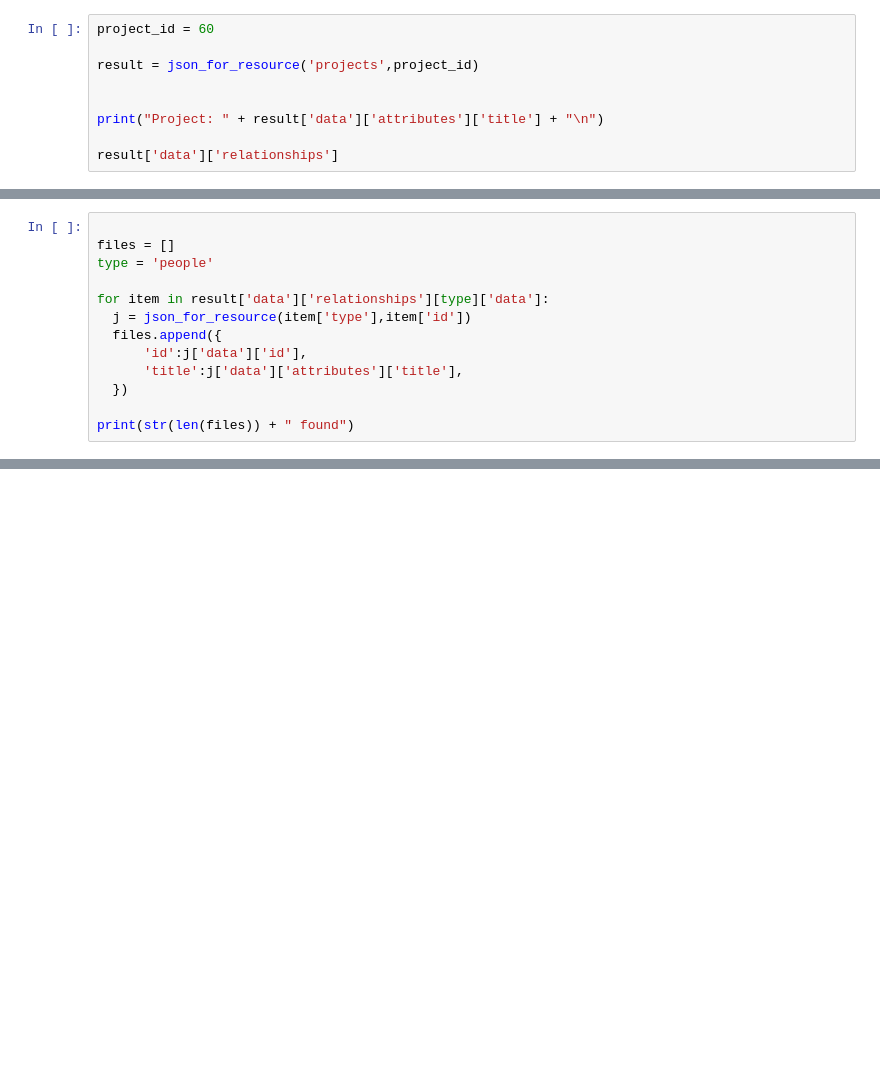
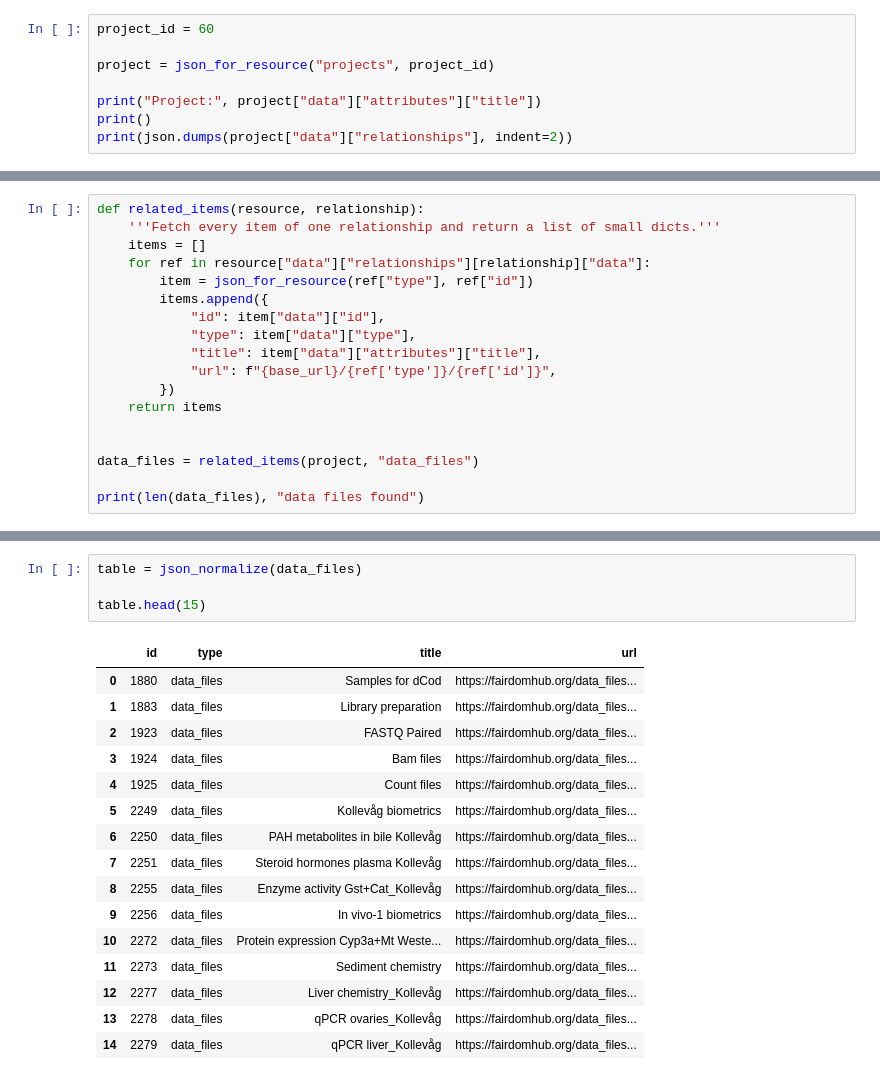
Before and after one commit to whomingbird/SEEK-API-Workshop, a Jupyter notebook: 02_Project_data_files.ipynb, the cells around one changed output, grey strips where cells are left out. Saved outputs shown, nothing was run; the diff lists cells and outputs as text; blank space fills up the shorter version.

Commit message:
Refactor notebook 02: reusable relationship helper and nested listings

```diff
--- a/02_Project_data_files.ipynb
+++ b/02_Project_data_files.ipynb
@@ -43,11 +53,10 @@ so,  *{'id': '18', 'type': 'institutions'}* would be https://fairdomhub.org/inst
 # %%
 project_id = 60
 
-result = json_for_resource('projects',project_id)
+project = json_for_resource("projects", project_id)
 
-
-print("Project: " + result['data']['attributes']['title'] + "\n")
-
-result['data']['relationships']
+print("Project:", project["data"]["attributes"]["title"])
+print()
+print(json.dumps(project["data"]["relationships"], indent=2))
 # %% [output]
 Project: Systems toxicology of Atlantic cod
@@ -74,13 +78,0 @@ iterating over related data items and retrieving more detailed information about
-# %%
-
-files = []
-type = 'people'
-
-for item in result['data']['relationships'][type]['data']:
-  j = json_for_resource(item['type'],item['id'])
-  files.append({
-      'id':j['data']['id'],
-      'title':j['data']['attributes']['title'],
-  })
-
-print(str(len(files)) + " found")
@@ -110,0 +111,18 @@ json_normalize(files)
+# %%
+def related_items(resource, relationship):
+    '''Fetch every item of one relationship and return a list of small dicts.'''
+    items = []
+    for ref in resource["data"]["relationships"][relationship]["data"]:
+        item = json_for_resource(ref["type"], ref["id"])
+        items.append({
+            "id": item["data"]["id"],
+            "type": item["data"]["type"],
+            "title": item["data"]["attributes"]["title"],
+            "url": f"{base_url}/{ref['type']}/{ref['id']}",
+        })
+    return items
+
+
+data_files = related_items(project, "data_files")
+
+print(len(data_files), "data files found")
@@ -110,0 +136,21 @@ json_normalize(files)
+# %%
+table = json_normalize(data_files)
+
+table.head(15)
+# %% [output]
+|  | id | type | title | url |
+| 0 | 1880 | data_files | Samples for dCod | https://fairdomhub.org/data_files... |
+| 1 | 1883 | data_files | Library preparation | https://fairdomhub.org/data_files... |
+| 2 | 1923 | data_files | FASTQ Paired | https://fairdomhub.org/data_files... |
+| 3 | 1924 | data_files | Bam files | https://fairdomhub.org/data_files... |
+| 4 | 1925 | data_files | Count files | https://fairdomhub.org/data_files... |
+| 5 | 2249 | data_files | Kollevåg biometrics | https://fairdomhub.org/data_files... |
+| 6 | 2250 | data_files | PAH metabolites in bile Kollevåg | https://fairdomhub.org/data_files... |
+| 7 | 2251 | data_files | Steroid hormones plasma Kollevåg | https://fairdomhub.org/data_files... |
+| 8 | 2255 | data_files | Enzyme activity Gst+Cat_Kollevåg | https://fairdomhub.org/data_files... |
+| 9 | 2256 | data_files | In vivo-1 biometrics | https://fairdomhub.org/data_files... |
+| 10 | 2272 | data_files | Protein expression Cyp3a+Mt Weste... | https://fairdomhub.org/data_files... |
+| 11 | 2273 | data_files | Sediment chemistry | https://fairdomhub.org/data_files... |
+| 12 | 2277 | data_files | Liver chemistry_Kollevåg | https://fairdomhub.org/data_files... |
+| 13 | 2278 | data_files | qPCR ovaries_Kollevåg | https://fairdomhub.org/data_files... |
+| 14 | 2279 | data_files | qPCR liver_Kollevåg | https://fairdomhub.org/data_files... |
```
Also changed, not shown: parts of 27 cells of this notebook.
